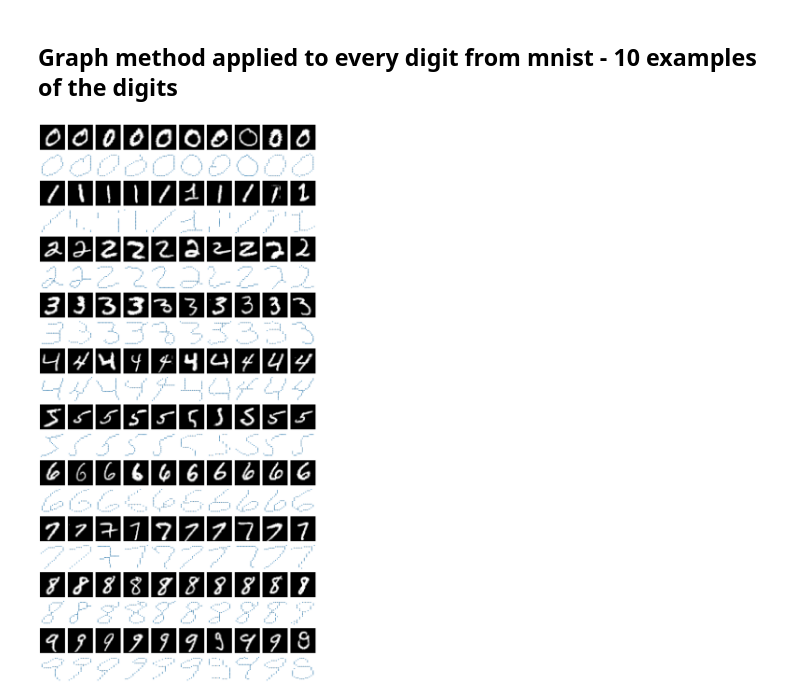
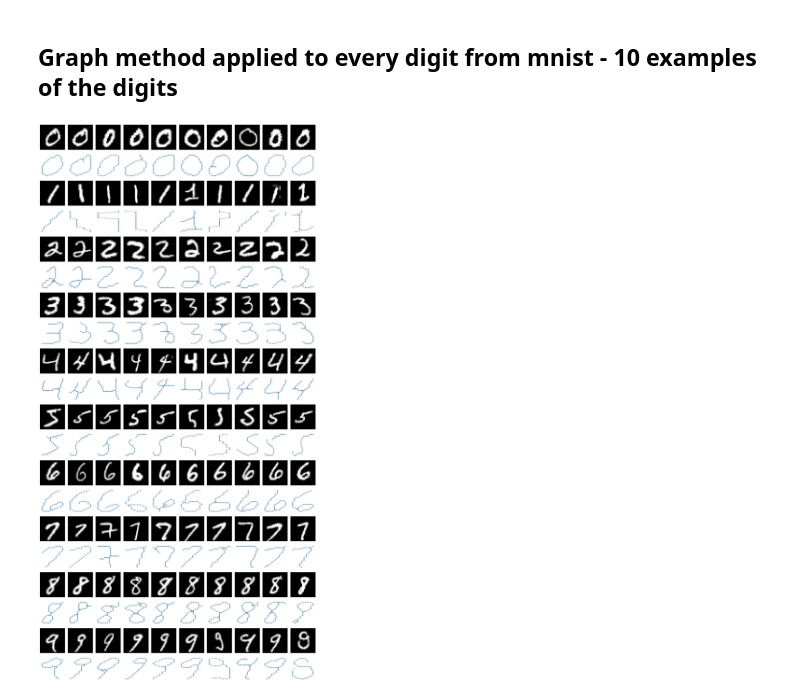
Before and after one commit to ewaMiazga/ai-lab-work, a Jupyter notebook: graph-based_experiments.ipynb, the cells around one changed output. Cells and saved outputs as stored; diff of their text form; code cells hidden in the pictures.

Commit message:
The graph based feature extraction experiments started

```diff
--- a/graph-based_experiments.ipynb
+++ b/graph-based_experiments.ipynb
@@ -61,43 +61,75 @@ def preprocess_image(image):
     skeleton = skeletonize(binary // 255)
     return skeleton
 
+## Only sparse connections betweeen nodes
+# def extract_graph00(skeleton):
+#     """Extract a graph from the skeleton image."""
+#     G = nx.Graph()
+#     for y in range(skeleton.shape[0]):
+#         for x in range(skeleton.shape[1]):
+#             if skeleton[y, x] == 1:  # Skeleton pixels are 1
+#                 G.add_node((x, -y))  # Flip y-axis for better visualization
+#                 if x > 0 and skeleton[y, x - 1] == 1:
+#                     G.add_edge((x, -y), (x - 1, -y))
+#                 if y > 0 and skeleton[y - 1, x] == 1:
+#                     G.add_edge((x, -y), (x, -y + 1))
+#     return G
+
+
+## Ensures more connections betweeen nodes
 def extract_graph(skeleton):
-    """Extract a graph from the skeleton image."""
+    """Extract a well-connected graph from a skeletonized image."""
     G = nx.Graph()
-    for y in range(skeleton.shape[0]):
-        for x in range(skeleton.shape[1]):
-            if skeleton[y, x] == 1:  # Skeleton pixels are 1
-                G.add_node((x, -y))  # Flip y-axis for better visualization
-                if x > 0 and skeleton[y, x - 1] == 1:
-                    G.add_edge((x, -y), (x - 1, -y))
-                if y > 0 and skeleton[y - 1, x] == 1:
-                    G.add_edge((x, -y), (x, -y + 1))
+    height, width = skeleton.shape
+
+    # Define 8-neighbor connectivity (left, right, up, down, diagonals)
+    neighbors = [
+        (-1, 0), (1, 0),  # Left, Right
+        (0, -1), (0, 1),  # Up, Down
+        (-1, -1), (-1, 1), (1, -1), (1, 1)  # Diagonal connections
+    ]
+
+    for y in range(height):
+        for x in range(width):
+            if skeleton[y, x] == 1:  # If pixel is part of the skeleton
+                node = (x, -y)  # Flip y-axis for correct orientation
+                G.add_node(node)
+
+                # Connect to valid 8-neighbors
+                for dx, dy in neighbors:
+                    nx_pos, ny_pos = x + dx, y + dy
+                    neighbor_node = (nx_pos, -ny_pos)  # Flip y-axis for consistency
+
+                    if 0 <= nx_pos < width and 0 <= ny_pos < height and skeleton[ny_pos, nx_pos] == 1:
+                        weight = 1 if abs(dx) + abs(dy) == 1 else np.sqrt(2)  # Euclidean distance for diagonals
+                        G.add_edge(node, neighbor_node, weight=weight)
+
     return G
 
 def plot_graph(G, ax):
     """Plot the graph on the given axis."""
     pos = {node: node for node in G.nodes()}
     nx.draw(G, pos, ax=ax, node_size=5, edge_color='gray', with_labels=False)
 
 # Load the MNIST dataset
 (x_train, y_train), _ = mnist.load_data()
 
 # Create a figure with 20 rows (10 digits, each with image + graph) and 10 columns
 fig, axes = plt.subplots(20, 10, figsize=(15, 30))
 
 for i in range(10):
     images = x_train[y_train == i][:10]  # Get first 10 images of digit i
     for j, image in enumerate(images):
         axes[2 * i, j].imshow(image, cmap='gray')
         axes[2 * i, j].axis('off')
 
         skeleton = preprocess_image(image)
         G = extract_graph(skeleton)
 
         plot_graph(G, axes[2 * i + 1, j])
         axes[2 * i + 1, j].axis('off')
 
 plt.tight_layout()
 plt.show()
 # %% [output]
-[figure, old version]
+[figure, new version]
```
Also changed, not shown: parts of 6 cells of this notebook.
